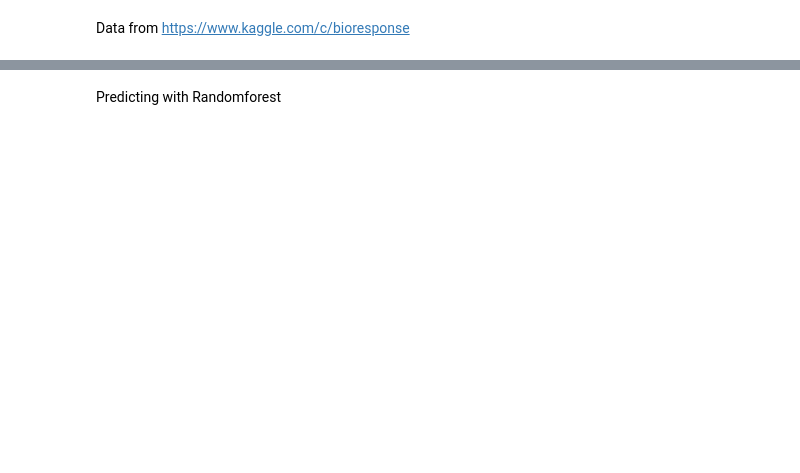
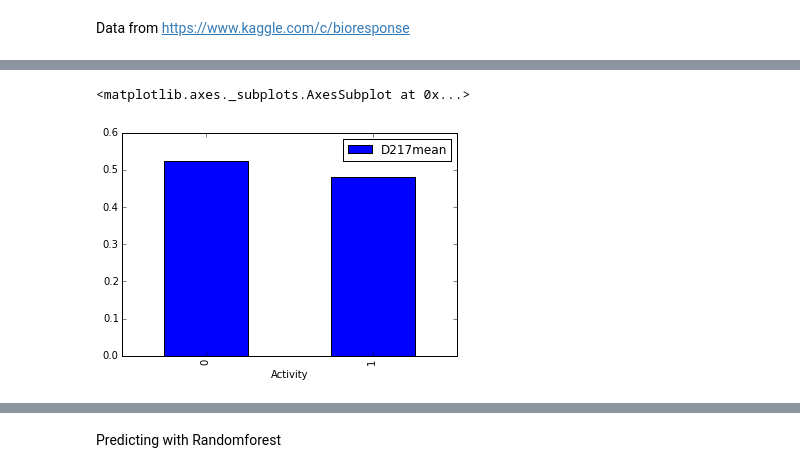
Before and after one commit to sarika8425/capstone, a Jupyter notebook: biores.ipynb, the cells around one changed output, grey strips where cells are left out. Saved outputs shown, nothing was run; the diff lists cells and outputs as text; code cells hidden in the pictures; blank space fills up the shorter version.

```diff
--- a/biores.ipynb
+++ b/biores.ipynb
@@ -71,0 +111,6 @@ Random Forest
+# %%
+grp=pd.DataFrame({'D217mean': df.groupby(by=['Activity'])['D217'].mean()}).reset_index()
+grp.plot(x='Activity',y='D217mean',kind='bar')
+# %% [output]
+<matplotlib.axes._subplots.AxesSubplot at 0x...>
+[figure, added]
```
Also changed, not shown: parts of 35 cells of this notebook.
